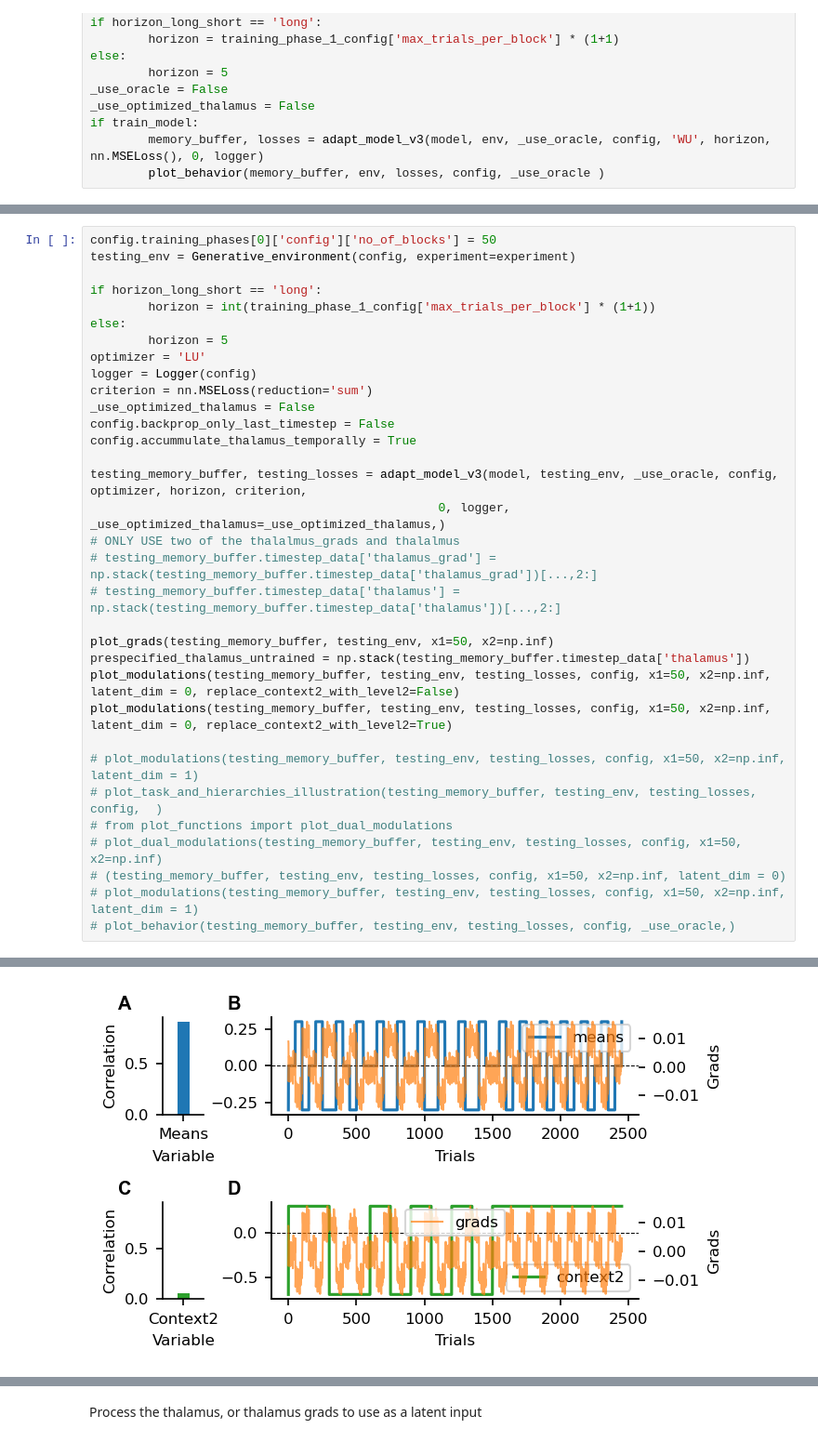
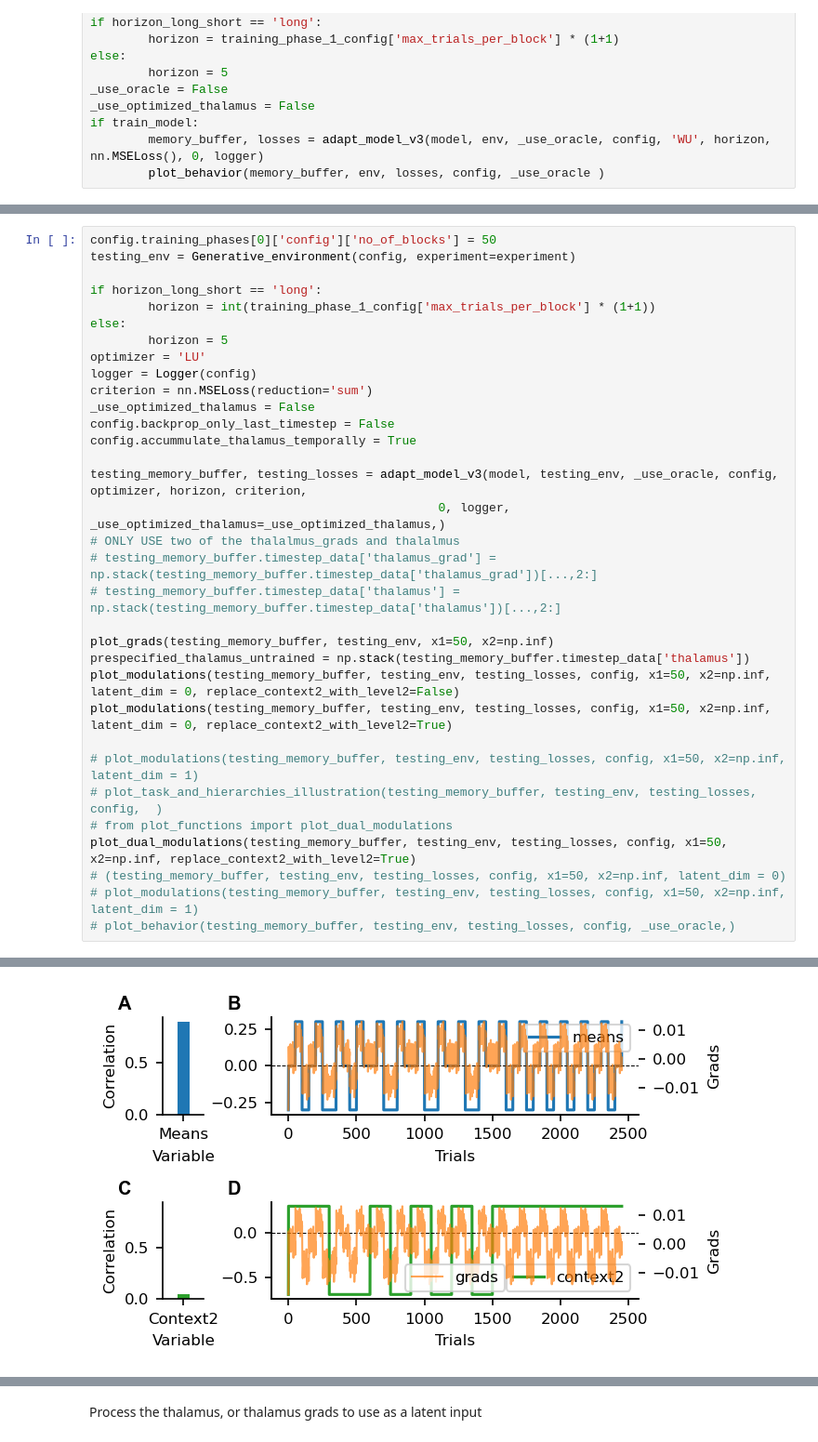
Before and after one commit to hummosa/contextual_switching_task, a Jupyter notebook: two_latents_flat_hierarchy.ipynb, the cells around one changed output, grey strips where cells are left out. Shown at 93% size. Cells and saved outputs as stored; diff of their text form.

```diff
--- a/two_latents_flat_hierarchy.ipynb
+++ b/two_latents_flat_hierarchy.ipynb
@@ -107,7 +116,7 @@ plot_modulations(testing_memory_buffer, testing_env, testing_losses, config, x1=
 # plot_modulations(testing_memory_buffer, testing_env, testing_losses, config, x1=50, x2=np.inf, latent_dim = 1)
 # plot_task_and_hierarchies_illustration(testing_memory_buffer, testing_env, testing_losses, config,  )
 # from plot_functions import plot_dual_modulations
-# plot_dual_modulations(testing_memory_buffer, testing_env, testing_losses, config, x1=50, x2=np.inf)
+plot_dual_modulations(testing_memory_buffer, testing_env, testing_losses, config, x1=50, x2=np.inf, replace_context2_with_level2=True)
 # (testing_memory_buffer, testing_env, testing_losses, config, x1=50, x2=np.inf, latent_dim = 0)
 # plot_modulations(testing_memory_buffer, testing_env, testing_losses, config, x1=50, x2=np.inf, latent_dim = 1)
 # plot_behavior(testing_memory_buffer, testing_env, testing_losses, config, _use_oracle,)
@@ -117 +126 @@ plot_modulations(testing_memory_buffer, testing_env, testing_losses, config, x1=
-[figure, old version]
+[figure, new version]
```
Also changed, not shown: parts of 9 cells of this notebook, 6 other files.
